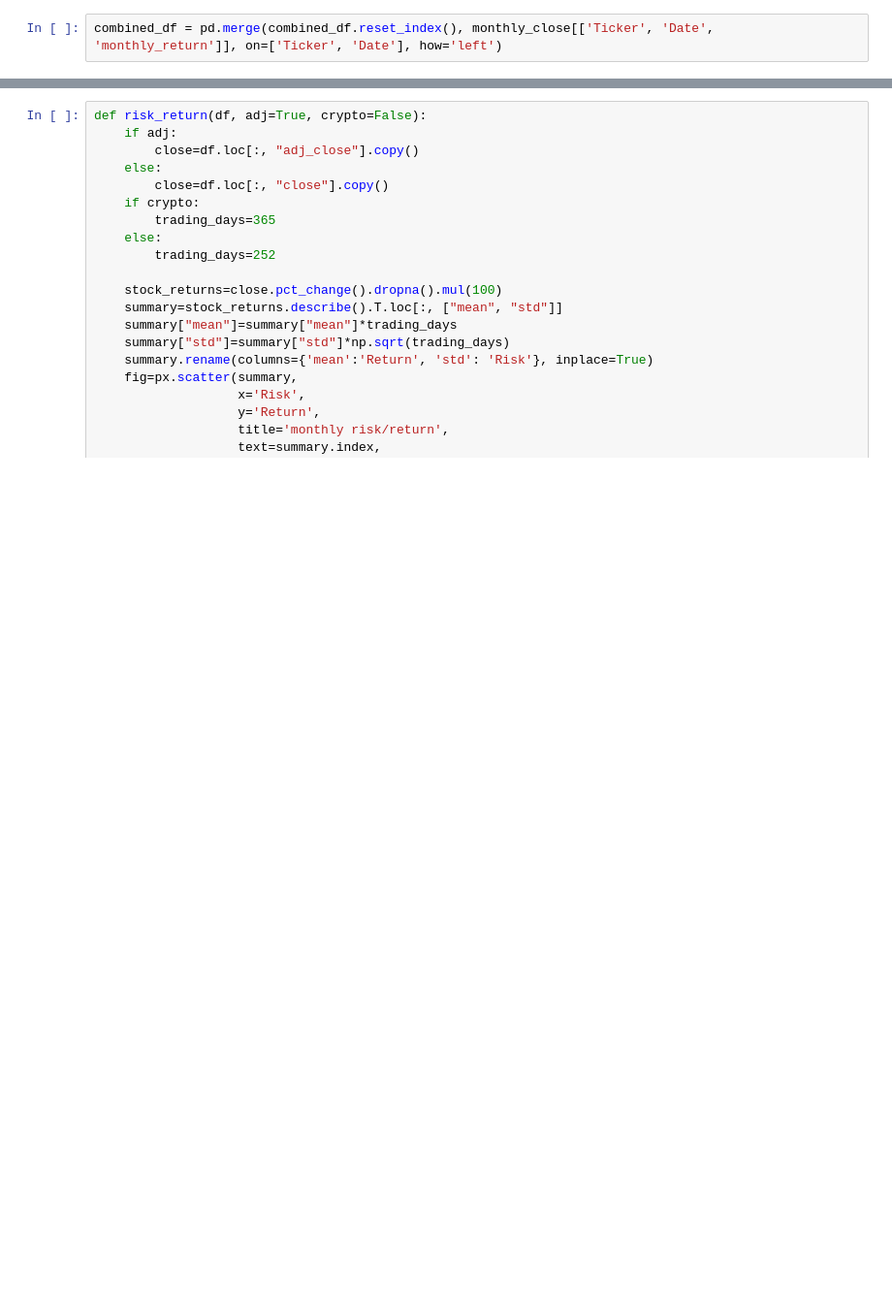
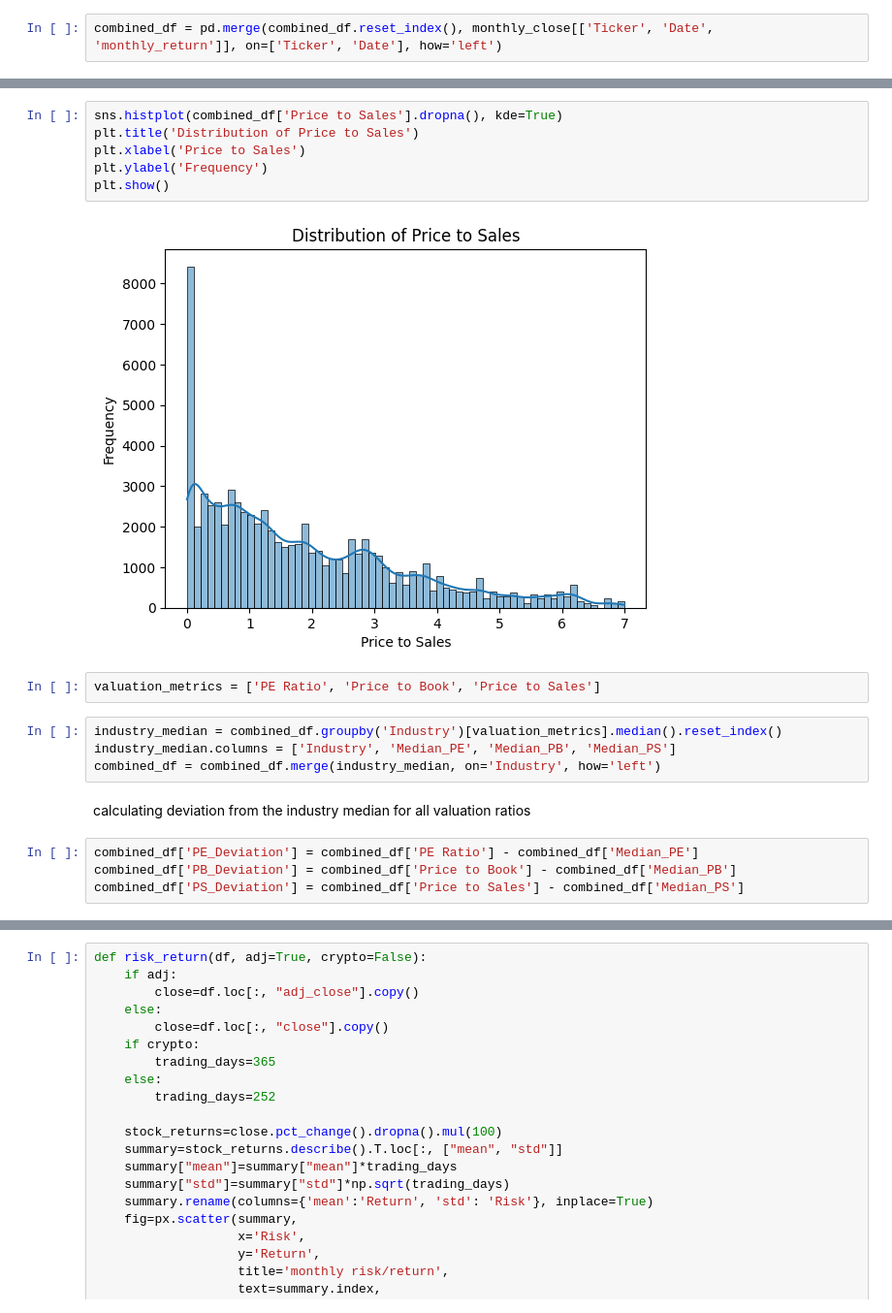
Before and after one commit to blackpaigestone/Portfolio29, a Jupyter notebook: Investment_Management/initial_stock_analysis.ipynb, the cells around one changed output, grey strips where cells are left out. Shown at 97% size. Drawn from its saved outputs; the diff is of its cells as text; blank space fills up the shorter version.

Commit message:
almost done with valuation analysis, cleaning up data pull and valuation analysis next

```diff
--- a/Investment_Management/initial_stock_analysis.ipynb
+++ b/Investment_Management/initial_stock_analysis.ipynb
@@ -65,0 +149,20 @@ print(combined_df.head())
+# %%
+sns.histplot(combined_df['Price to Sales'].dropna(), kde=True)
+plt.title('Distribution of Price to Sales')
+plt.xlabel('Price to Sales')
+plt.ylabel('Frequency')
+plt.show()
+# %% [output]
+[figure, added]
+# %%
+valuation_metrics = ['PE Ratio', 'Price to Book', 'Price to Sales']
+# %%
+industry_median = combined_df.groupby('Industry')[valuation_metrics].median().reset_index()
+industry_median.columns = ['Industry', 'Median_PE', 'Median_PB', 'Median_PS']
+combined_df = combined_df.merge(industry_median, on='Industry', how='left')
+# %% [markdown]
+calculating deviation from the industry median for all valuation ratios
+# %%
+combined_df['PE_Deviation'] = combined_df['PE Ratio'] - combined_df['Median_PE']
+combined_df['PB_Deviation'] = combined_df['Price to Book'] - combined_df['Median_PB']
+combined_df['PS_Deviation'] = combined_df['Price to Sales'] - combined_df['Median_PS']
```
Also changed, not shown: parts of 58 cells of this notebook, 4 other files.
